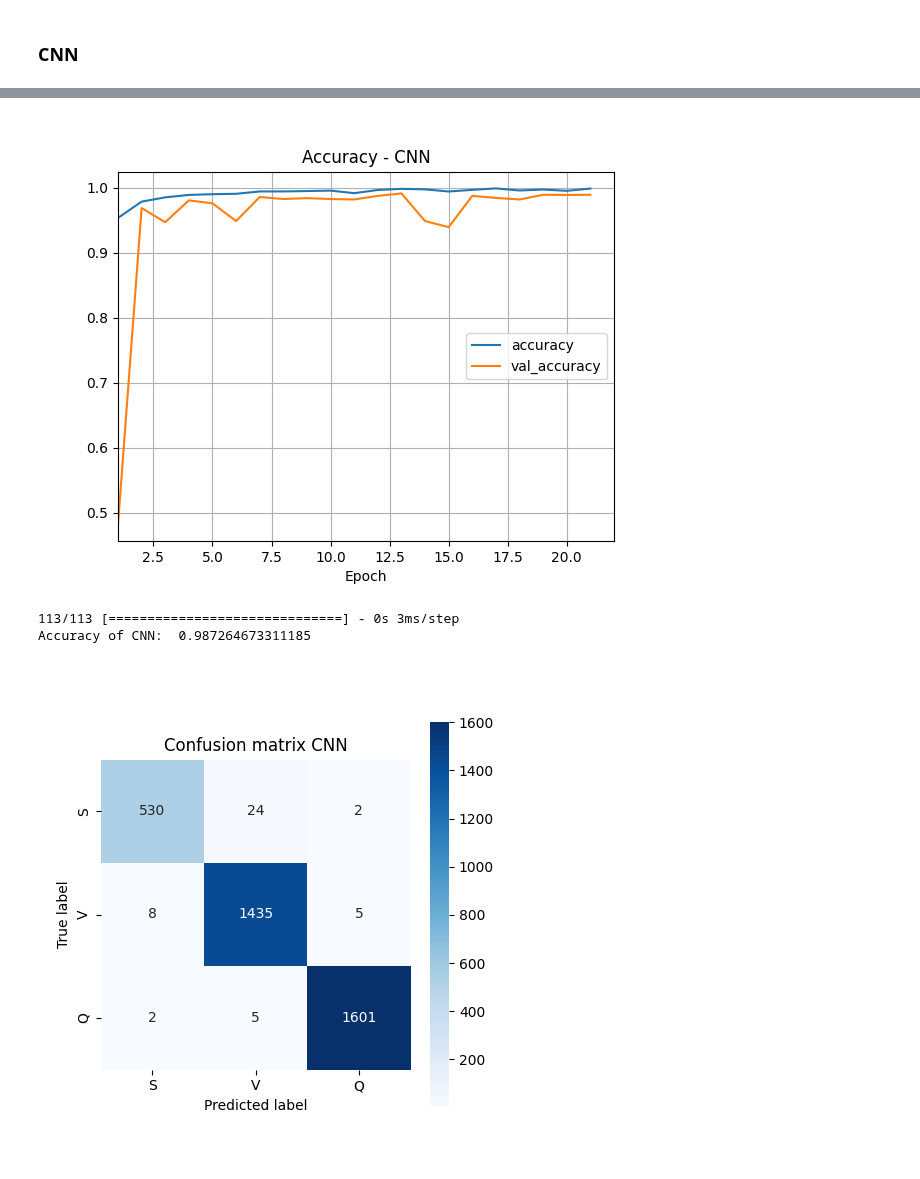
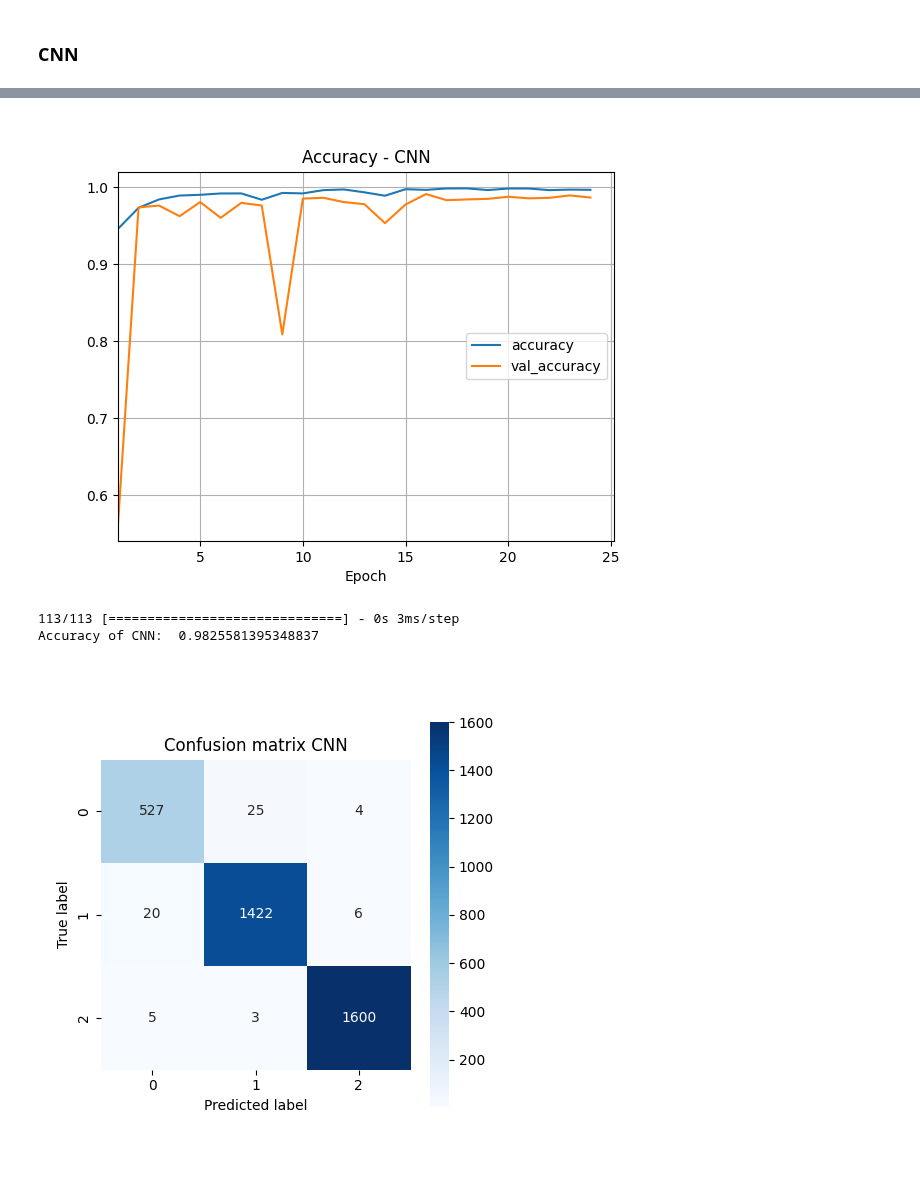
Before and after one commit to JespervanGils/DL-Project-ECG, a Jupyter notebook: DL_Project_ECG_MIT-BIH_Iteration_4_2.ipynb, the cells around one changed output, grey strips where cells are left out. Drawn from its saved outputs; the diff is of its cells as text; code cells hidden in the pictures.

```diff
--- a/DL_Project_ECG_MIT-BIH_Iteration_4_2.ipynb
+++ b/DL_Project_ECG_MIT-BIH_Iteration_4_2.ipynb
@@ -48,17 +48,17 @@ train_df = train_df[train_df[187] != 0]
 test_df = test_df[test_df[187] != 0]
 full_df = full_df[full_df[187] != 0]
 
-train_df.loc[train_df[187] == 1, 187] = 0
-test_df.loc[test_df[187] == 1, 187] = 0
-full_df.loc[full_df[187] == 1, 187] = 0
+# train_df.loc[train_df[187] == 1, 187] = 0
+# test_df.loc[test_df[187] == 1, 187] = 0
+# full_df.loc[full_df[187] == 1, 187] = 0
 
-train_df.loc[train_df[187] == 2, 187] = 1
-test_df.loc[test_df[187] == 2, 187] = 1
-full_df.loc[full_df[187] == 2, 187] = 1
+# train_df.loc[train_df[187] == 2, 187] = 1
+# test_df.loc[test_df[187] == 2, 187] = 1
+# full_df.loc[full_df[187] == 2, 187] = 1
 
-train_df.loc[train_df[187] == 4, 187] = 2
-test_df.loc[test_df[187] == 4, 187] = 2
-full_df.loc[full_df[187] == 4, 187] = 2
+train_df.loc[train_df[187] == 4, 187] = 3
+test_df.loc[test_df[187] == 4, 187] = 3
+full_df.loc[full_df[187] == 4, 187] = 3
 # %%
 train_df
 # %% [output]
@@ -131,15 +133,18 @@ y_train = train_df.iloc[:, -1]
 X_train, X_valid, y_train, y_valid = train_test_split(X_train, y_train, test_size=0.2, random_state=82)
 
 y_train_nn = pd.get_dummies(y_train, columns=[1])
-y_train_nn = y_train_nn.rename(columns={0: "S", 1: "V", 2: "Q",})
+y_train_nn = y_train_nn.rename(columns={0: "N", 1: "S", 2: "V", 3: "Q"})
+y_train_nn.insert(0, "N", 0)
 
 y_valid_nn = pd.get_dummies(y_valid, columns=[1])
-y_valid_nn = y_valid_nn.rename(columns={0: "S", 1: "V", 2: "Q",})
+y_valid_nn = y_valid_nn.rename(columns={0: "N", 1: "S", 2: "V", 3: "Q"})
+y_valid_nn.insert(0, "N", 0)
 
 X_test = test_df.iloc[:, :-1]
 y_test = test_df.iloc[:, -1]
 y_test_nn = pd.get_dummies(y_test, columns=[1])
-y_test_nn = y_test_nn.rename(columns={0: "S", 1: "V", 2: "Q",})
+y_test_nn = y_test_nn.rename(columns={0: "N", 1: "S", 2: "V", 3: "Q"})
+y_test_nn.insert(0, "N", 0)
 # %%
 X_train
 # %% [output]
@@ -392,7 +354,7 @@ model_cnn = Sequential([
     Flatten(),
     Dense(64, activation='relu'),
     Dense(32, activation='relu'),
-    Dense(3, activation='softmax')
+    Dense(4, activation='softmax')
 ])
 
 model_cnn.compile(optimizer='adam', loss='categorical_crossentropy', metrics=['accuracy'])
@@ -451,7 +413,7 @@ plt.title("Accuracy - CNN")
 plt.legend(cols, loc="right")
 plt.show()
 # %% [output]
-[figure, old version]
+[figure, new version]
 # %%
 # Predict test set labels
 y_pred_2  = model_cnn.predict(X_test)
@@ -460,21 +422,21 @@ y_pred_cnn = np.argmax(y_pred_2 , axis=1)
 print('Accuracy of CNN: ', accuracy_score(y_test, y_pred_cnn))
 # %% [output]
 113/113 [==============================] - 0s 3ms/step
-Accuracy of CNN:  0.987264673311185
+Accuracy of CNN:  0.9825581395348837
 # %%
 # Calculate confusion matrix
 cm = confusion_matrix(y_test, y_pred_cnn)
 
 # Plot confusion matrix
 plt.figure(figsize=(5,5))
 ax = plt.subplot(111)
 sns.heatmap(cm, annot=True, fmt='g', cmap='Blues', square=True)
 plt.xlabel('Predicted label')
 plt.ylabel('True label')
 plt.title('Confusion matrix CNN')
-ax.xaxis.set_ticklabels(labels_short)
-ax.yaxis.set_ticklabels(labels_short)
+# ax.xaxis.set_ticklabels(labels_short)
+# ax.yaxis.set_ticklabels(labels_short)
 plt.show()
 # %% [output]
-[figure, old version]
+[figure, new version]
 # %%
```
Also changed, not shown: parts of 20 cells of this notebook, 3 other files.
